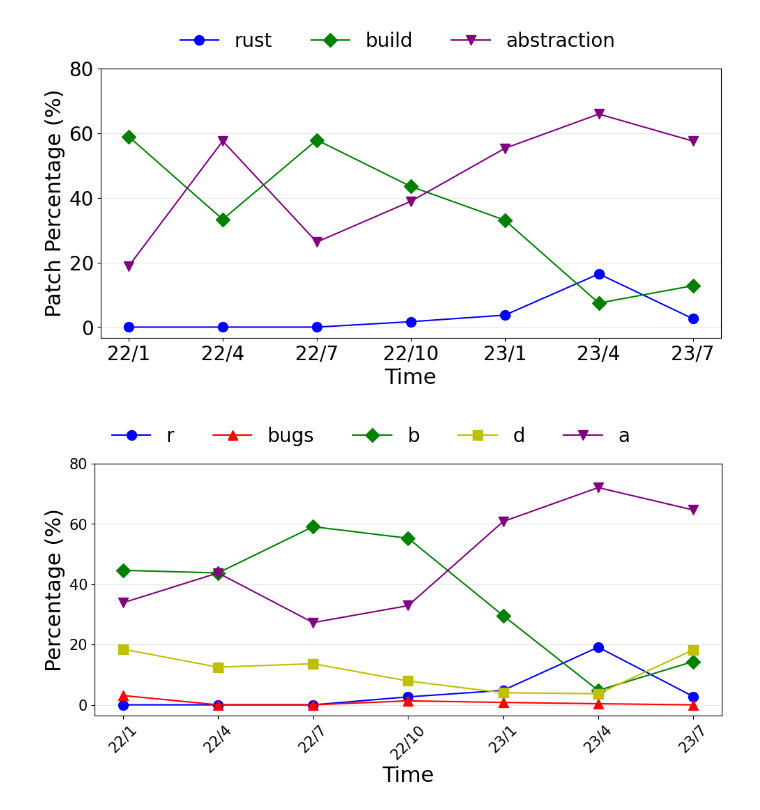
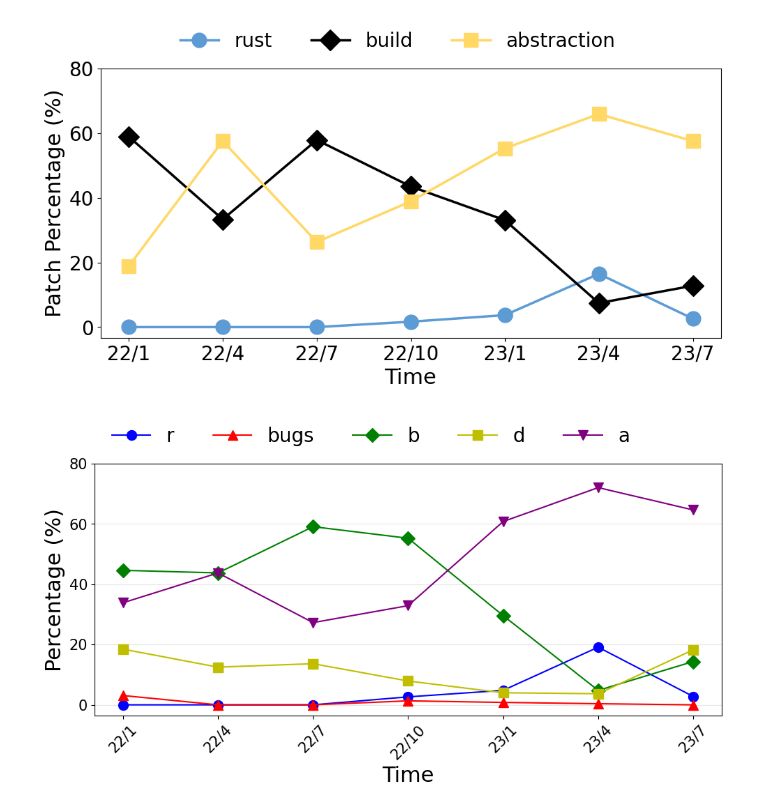
Before and after one commit to Richardhongyu/rfl_empirical_tools, a Jupyter notebook: figures_ppt/figure4.ipynb, the cells around one changed output. Saved outputs shown, nothing was run; the diff lists cells and outputs as text; code cells hidden in the pictures.

```diff
--- a/figures_ppt/figure4.ipynb
+++ b/figures_ppt/figure4.ipynb
@@ -30,45 +30,46 @@ process = np.random.rand(3, 7) * 60
 fig, axs = plt.subplots(1, 1, figsize=(10,5),dpi=100)
 
 # 绘制折线图
-markers = ['o', '^', 'D', 's', 'v']
-colors = ['b', 'r', 'g', 'y', 'purple']
+markers = ['o', '^', 'D', 's', 's']
+colors = ['#5D9BD4', 'y', 'black', 'y', '#FFD866']
 for i, per in enumerate(percentages):
     per = per[::-1]
     if i != 3 and i !=1:
-        axs.plot(dates, per, marker=markers[i], linestyle='-', color=colors[i], linewidth=1.5, label=labels_1[i], markersize=10)
+        axs.plot(dates, per, marker=markers[i], linestyle='-', color=colors[i], linewidth=3, label=labels_1[i], markersize=15)
 
 # for i, pro in enumerate(process):
 #     axs[1].plot(dates, pro, marker=markers[i], linestyle='-', color=colors[i], linewidth=1.5, label=labels_2[i], markersize=10)
 
 # 设置横轴和纵轴标签
 yticks = np.arange(0,100,20)
 axs.set_xlabel('Time', **label_font_conf)
 axs.set_ylabel('Patch Percentage (%)', **label_font_conf)
 axs.set_yticks(yticks)
 # axs.text(0.5, -0.5, '(a)', transform=axs.transAxes, fontsize=20, va='bottom', ha='center')
 # axs[1].set_xlabel('Time', **label_font_conf)
 # axs[1].set_ylabel('The Merged Process of RFL (%)', **label_font_conf)
 # axs[1].set_yticks(yticks)
 # axs[1].text(0.5, -0.5, '(b)', transform=axs[1].transAxes, fontsize=20, va='bottom', ha='center')
 
 axs.grid(axis='y', alpha=0.3)
 # axs[1].grid(axis='y', alpha=0.3)
 
 axs.tick_params(labelsize=20)
+axs.grid(False)
 # axs.tick_params(axis='x', rotation=45)
 # axs[1].tick_params(labelsize=15)
 # axs[1].tick_params(axis='x', rotation=45)
 # axs[1].tick_params(axis='y', labelleft=False, left=False)
 
 # 显示图形
 plt.tight_layout()
 # axs.legend(loc='lower left', ncol=5, bbox_to_anchor=(0, 1), frameon=False, columnspacing=2, fontsize=20)
 axs.legend(loc='lower left', ncol=5, bbox_to_anchor=(0.1, 1), frameon=False, columnspacing=2, fontsize=20)
 # axs[1].legend(loc='lower left', ncol=1, bbox_to_anchor=(0.1, 1), frameon=False, columnspacing=2, fontsize=20)
 # plt.show()
 plt.savefig('./figure4.pdf', bbox_inches="tight")
 # %% [output]
-[figure, old version]
+[figure, new version]
 # %%
 import matplotlib.pyplot as plt
 import numpy as np
```
Also changed, not shown: 5 other files.
